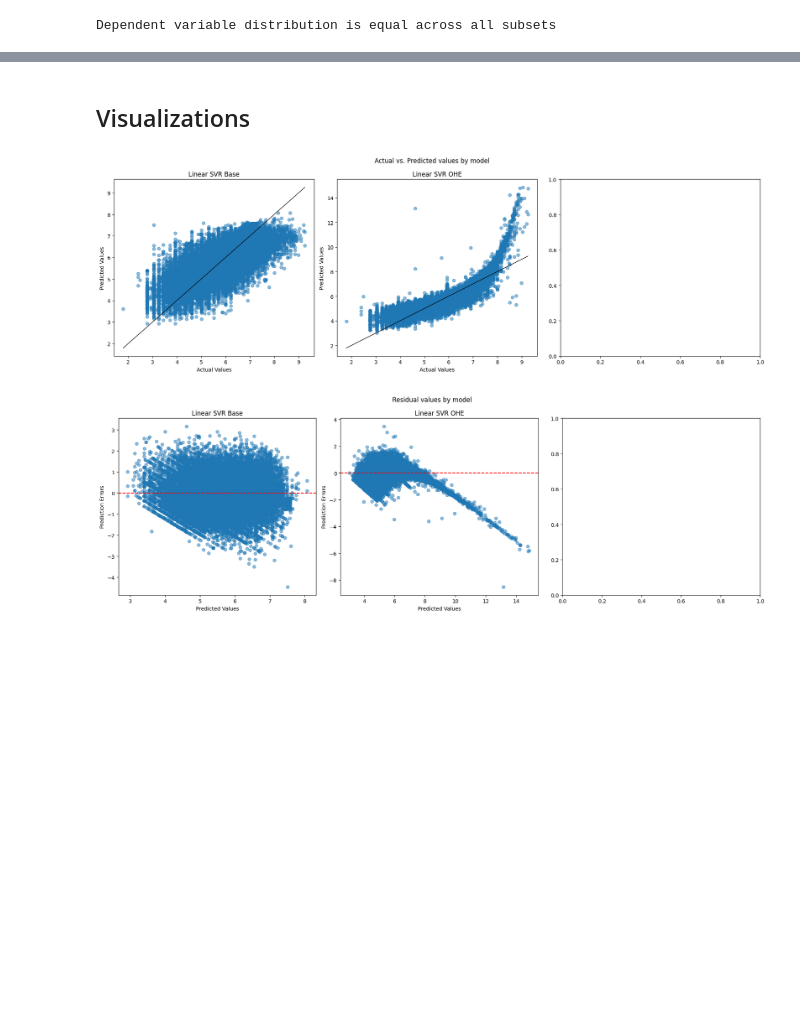
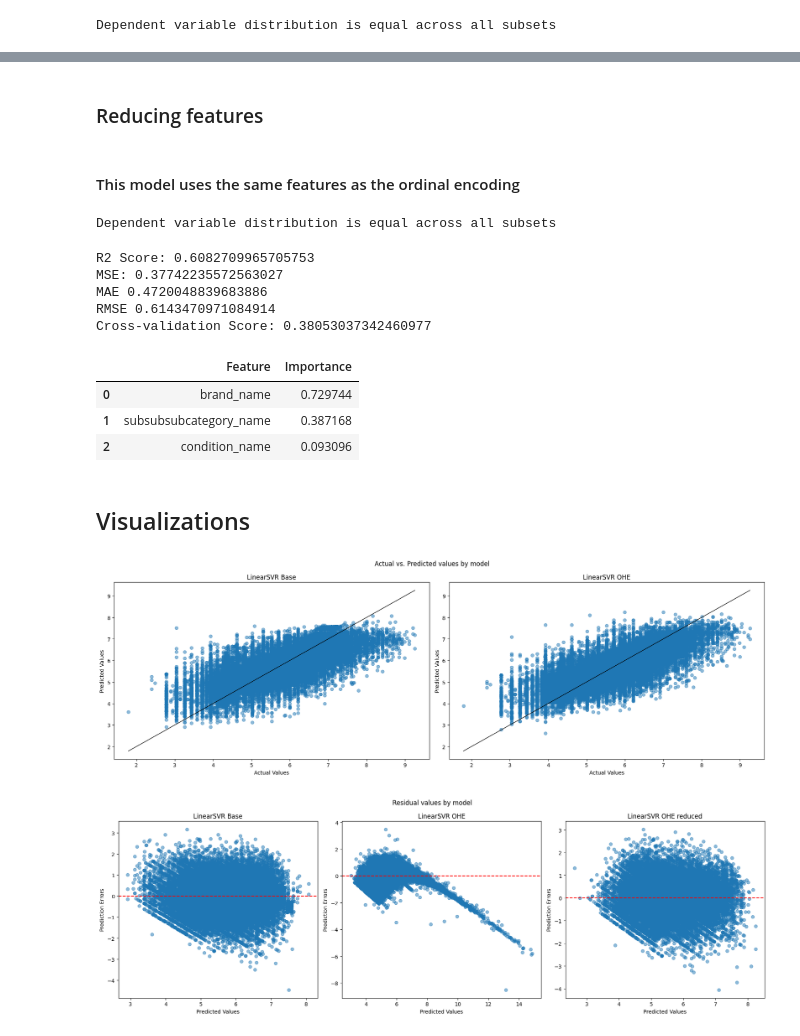
Before and after one commit to RasKrebs/pricing_wizards, a Jupyter notebook: notebooks/svm.ipynb, the cells around one changed output, grey strips where cells are left out. Cells and saved outputs as stored; diff of their text form; code cells hidden in the pictures; blank space fills up the shorter version.

```diff
--- a/notebooks/svm.ipynb
+++ b/notebooks/svm.ipynb
@@ -248,0 +217,61 @@ feature_importance.sort_values(by='Importance', ascending=False)
+# %% [markdown]
+### Reducing features
+# %% [markdown]
+#### This model uses the same features as the ordinal encoding
+# %%
+data.df = data.df[["log_listing_price", "brand_name", "subsubsubcategory_name", "condition_name"]]
+# %%
+# Split data
+data.stratify_train_test_split(y_column='log_listing_price',
+                               val_size=0,
+                               return_splits=False)
+# %% [output]
+Dependent variable distribution is equal across all subsets
+# %%
+# Identify categorical columns
+numeric_columns = drop_helpers(data.X_train).select_dtypes(include=['number']).columns
+categorical_columns = drop_helpers(data.X_train).select_dtypes(include=['object']).columns
+
+# Create a ColumnTransformer to apply OneHotEncoder to categorical columns
+preprocessor = ColumnTransformer(
+    transformers=[
+        ('num', StandardScaler(), numeric_columns),
+        ('cat', OneHotEncoder(handle_unknown='ignore'), categorical_columns)
+    ]
+)
+
+# Create a pipeline with preprocessing and Random Forest
+pipeline = Pipeline([
+    ('preprocessor', preprocessor),
+    ('classifier', linear_svr)
+])
+
+cv_scores: list = cross_val_score(pipeline, drop_helpers(data.X_train), data.y_train, scoring='neg_mean_squared_error', cv=5)
+mse_mean_cv_ohe_reduced: float = -np.mean(cv_scores)
+
+# Fit the pipeline on the training data
+pipeline.fit(drop_helpers(data.X_train), data.y_train)
+
+# Evaluate the final model on the test set
+y_pred_test_ohe_reduced = pipeline.predict(drop_helpers(data.X_test))
+
+# Evaluate the model
+y_test_ohe_reduced = data.y_test
+regression_accuracy(y_pred_test_ohe_reduced, y_test_ohe_reduced)
+print("Cross-validation Score:", mse_mean_cv_ohe_reduced)
+# %% [output]
+R2 Score: 0.6082709965705753
+MSE: 0.37742235572563027
+MAE 0.4720048839683886
+RMSE 0.6143470971084914
+Cross-validation Score: 0.38053037342460977
+# %%
+# Calculate permutation importances for the regressor to have a similar metric between the models
+feature_importances_values = permutation_importance(pipeline, drop_helpers(data.X_test), y_test_ohe_reduced, n_repeats=10, random_state=42).importances_mean
+feature_importance = pd.DataFrame({'Feature': drop_helpers(data.X_train).columns, 'Importance': feature_importances_values})
+feature_importance.sort_values(by='Importance', ascending=False)
+# %% [output]
+|  | Feature | Importance |
+| 0 | brand_name | 0.729744 |
+| 1 | subsubsubcategory_name | 0.387168 |
+| 2 | condition_name | 0.093096 |
@@ -250,33 +281,33 @@ feature_importance.sort_values(by='Importance', ascending=False)
 ## Visualizations
 # %%
 # actual vs predicted
-pipelines = [(y_pred_test_base, y_test_base), (y_pred_test_ohe, y_test_ohe)]
-labels= ["Linear SVR Base", "Linear SVR OHE", "SVR poly"]
+pipelines = [(y_pred_test_base, y_test_base), (y_pred_test_ohe_reduced, y_test_ohe_reduced)]
+labels= ["LinearSVR Base", "LinearSVR OHE", "LinearSVR OHE reduced"]
 
 num_models = len(pipelines)
-num_cols = 3
+num_cols = 2
 num_rows = math.ceil(num_models / num_cols)
 
 fig, axs = plt.subplots(num_rows, num_cols, figsize=(18, 6*num_rows), tight_layout=True)
 
 for i, (y_pred, y_test) in enumerate(pipelines):
     axs[i].scatter(y_test, y_pred, alpha=0.5)
     axs[i].plot([y_test.min(), y_test.max()], [y_test.min(), y_test.max()], 'k', lw=1)
     axs[i].set_title(labels[i])
     axs[i].set_xlabel('Actual Values')
     axs[i].set_ylabel('Predicted Values')
 
 plt.suptitle("Actual vs. Predicted values by model")
 
 plt.show(fig)
 # %% [output]
-[figure, old version]
+[figure, new version]
 # %%
 # residuals
-pipelines = [(y_pred_test_base, y_test_base), (y_pred_test_ohe, y_test_ohe)]
-labels= ["Linear SVR Base", "Linear SVR OHE", "SVR poly"]
+pipelines = [(y_pred_test_base, y_test_base), (y_pred_test_ohe, y_test_ohe), (y_pred_test_ohe_reduced, y_test_ohe_reduced)]
+labels= ["LinearSVR Base", "LinearSVR OHE", "LinearSVR OHE reduced"]
 
-num_models = len(models)
+num_models = len(pipelines)
 num_cols = 3
 num_rows = math.ceil(num_models / num_cols)
 
@@ -297,4 +328,4 @@ plt.suptitle("Residual values by model")
 
 plt.show(fig)
 # %% [output]
-[figure, old version]
+[figure, new version]
```
Also changed, not shown: parts of 23 cells of this notebook, 1 other file.
